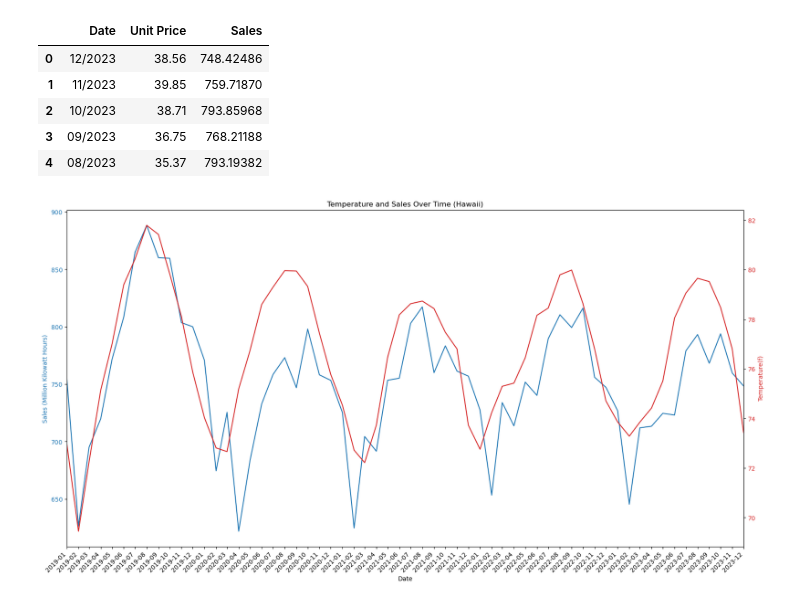
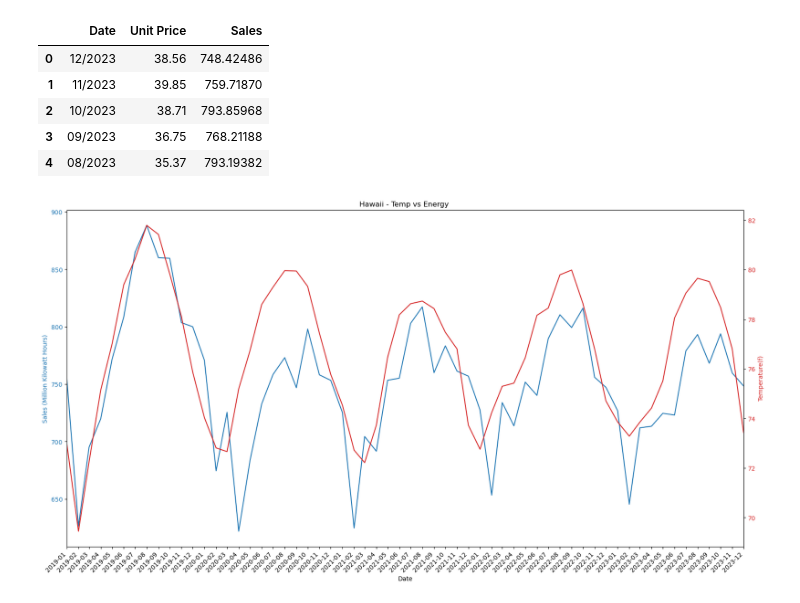
Before and after one commit to Deadbones267/Group-Project-1, a Jupyter notebook: weather_trends_energy_analysis.ipynb, the cells around one changed output. Cells and saved outputs as stored; diff of their text form; code cells hidden in the pictures.

Commit message:
Plot now saves as a png to output folder

```diff
--- a/weather_trends_energy_analysis.ipynb
+++ b/weather_trends_energy_analysis.ipynb
@@ -173,32 +173,34 @@ merged_df.head()
 # Plotting
 fig, ax1 = plt.subplots(figsize = (20,10))
 
 # Plot Unit Price on the first y-axis
 ax1.set_xlabel('Date')
 ax1.set_ylabel('Sales (Million Kilowatt Hours)', color='tab:blue')
 ax1.plot(merged_df['Date'], merged_df['Sales'], color='tab:blue')
 ax1.tick_params(axis='y', labelcolor='tab:blue')
 
 # Create a second y-axis for Temperature
 ax2 = ax1.twinx()
 ax2.set_ylabel('Temperature(f)', color='tab:red')
 ax2.plot(merged_df['Date'], merged_df['Mean Temperature (f)'], color='tab:red')
 ax2.tick_params(axis='y', labelcolor='tab:red')
 
 # Manually set the x-tick labels
 ax1.set_xticks(merged_df['Date'][::1])  # Adjust the step to show more or fewer labels
 ax1.set_xticklabels(merged_df['Date'][::1].dt.strftime('%Y-%m'))
 
 # Rotate the x-axis labels
 plt.setp(ax1.get_xticklabels(), rotation=45, ha='right')
 
 # Set x-axis limits to the range of your data
 ax1.set_xlim([merged_df['Date'].min(), merged_df['Date'].max()])
 
-plt.title('Temperature and Sales Over Time (Hawaii)')
+plt.title('Hawaii - Temp vs Energy ')
 plt.show()
+
+plt.savefig('Output/hawaii_temp_vs_sales.png')
 
 # Export dataframe to a csv
 merged_df.to_csv('Output/hawaii_temp_vs_sales.csv', index=False)
 # %% [output]
-[figure, old version]
+[figure, new version]
```
Also changed, not shown: 1 other file.
